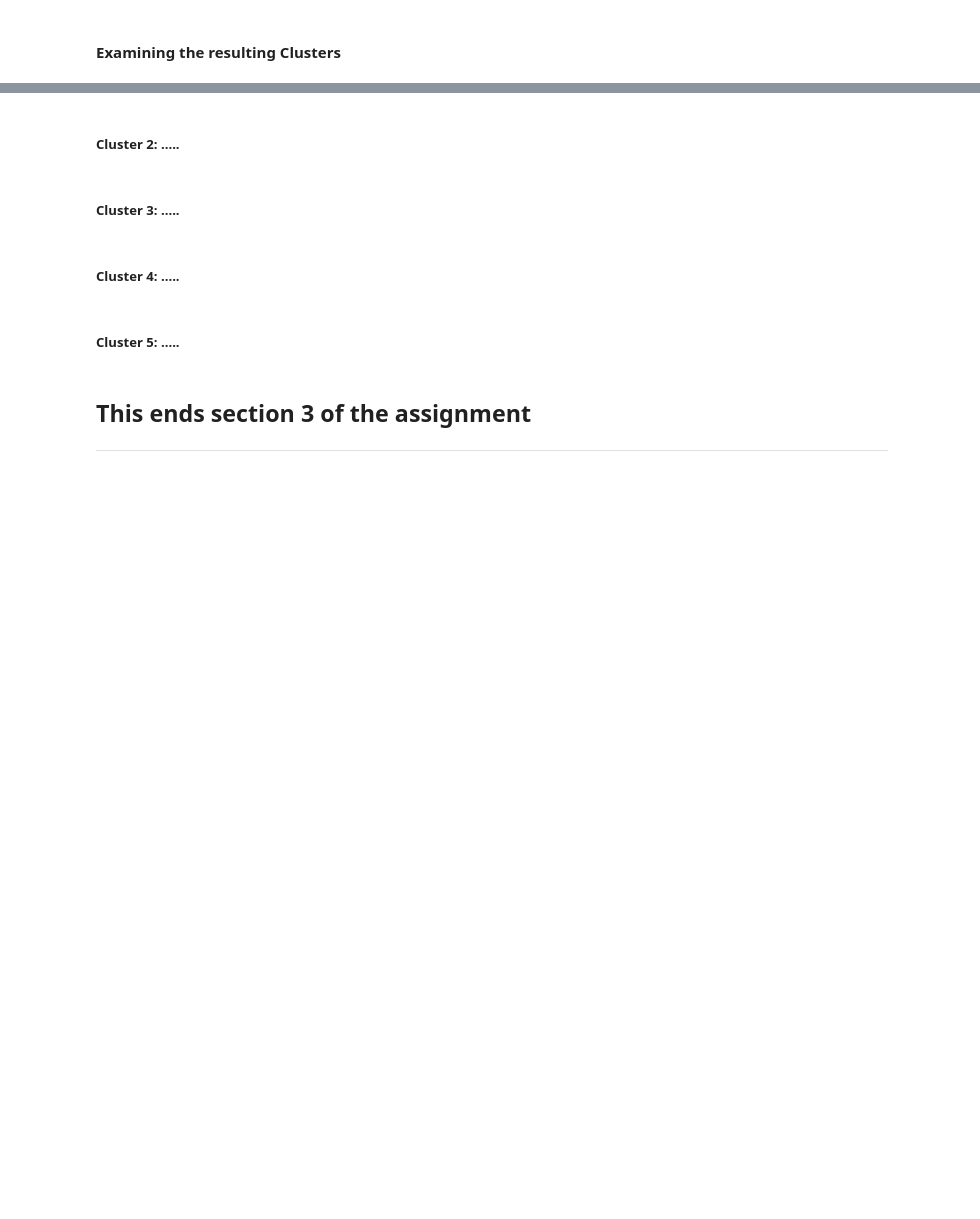
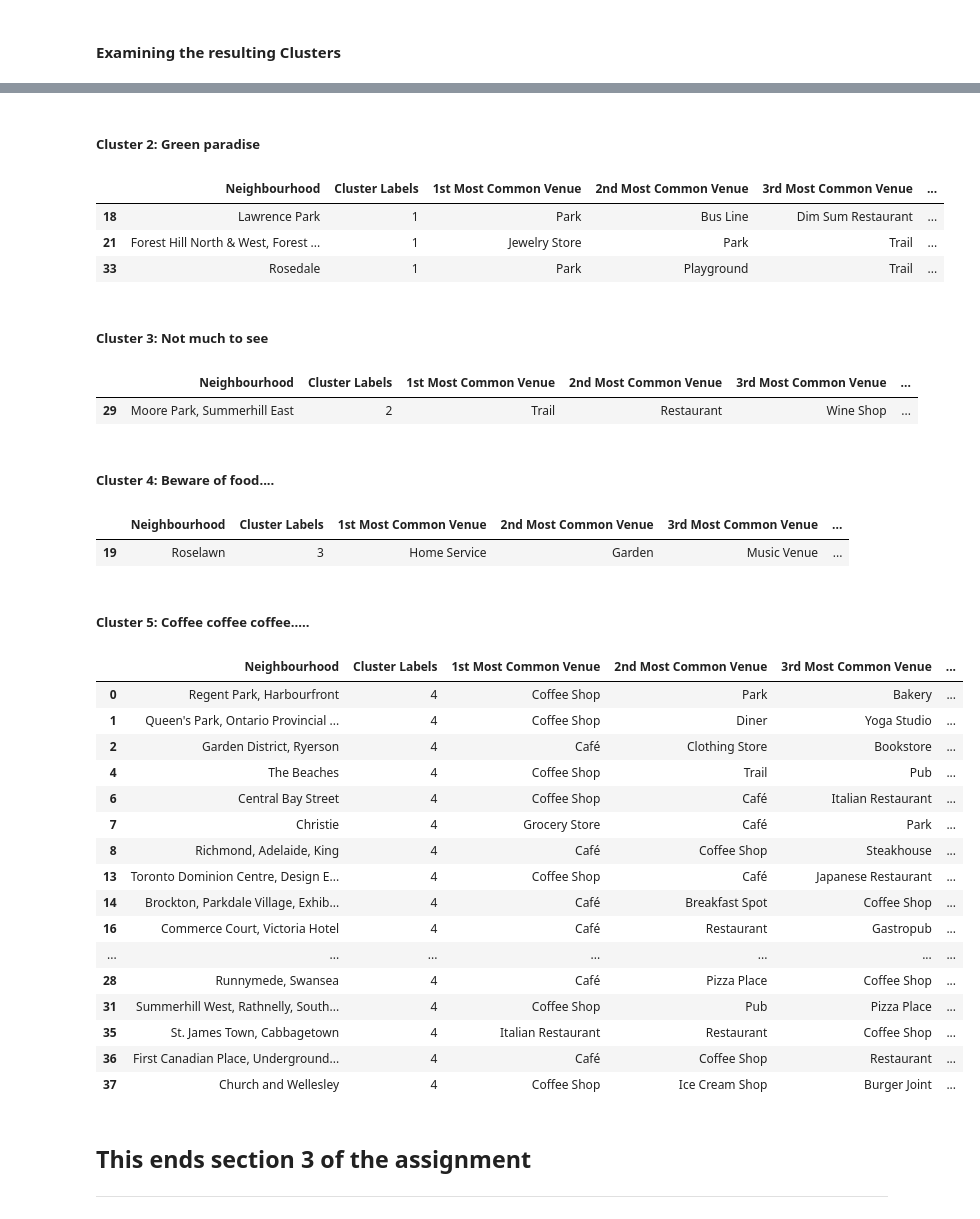
Before and after one commit to federiconoverano/DataScienceCapstone, a Jupyter notebook: Applied Data Science Capstone Week 3.ipynb, the cells around one changed output, grey strips where cells are left out. Saved outputs shown, nothing was run; the diff lists cells and outputs as text; code cells hidden in the pictures; blank space fills up the shorter version.

Commit message:
Published from Watson Studio.

```diff
--- a/Applied Data Science Capstone Week 3.ipynb
+++ b/Applied Data Science Capstone Week 3.ipynb
@@ -223,5 +227,5 @@ map_toronto
 # %% [markdown]
 In order to reduce the dataset we will filter only boroughs that contain the word Toronto.
 # %%
-toronto_data = torontopostcodedf[torontopostcodedf['Borough'].__contains__('Toronto')].reset_index(drop=True)
+toronto_data = torontopostcodedf[torontopostcodedf['Borough'].str.contains('Toronto')].reset_index(drop=True)
 toronto_data.head()
@@ -232,7 +243,7 @@ let's visualize the restricter set of neighborhoods
 map_toronto2 = folium.Map(location=[latitude, longitude], zoom_start=11)
 
 # add markers to map
-for lat, lng, label in zip(toronto_data['Latitude'], toronto_data['Longitude'], toronto_data['Neighborhood']):
+for lat, lng, label in zip(toronto_data['Latitude'], toronto_data['Longitude'], toronto_data['Neighbourhood']):
     label = folium.Popup(label, parse_html=True)
     folium.CircleMarker(
         [lat, lng],
@@ -292,7 +305,7 @@ def getNearbyVenues(names, latitudes, longitudes, radius=500):
 # %% [markdown]
 Now write the code to run the above function on each neighborhood and create a new dataframe called manhattan_venues.
 # %%
-toronto_venues = getNearbyVenues(names=toronto_data['Neighborhood'],
+toronto_venues = getNearbyVenues(names=toronto_data['Neighbourhood'],
                                    latitudes=toronto_data['Latitude'],
                                    longitudes=toronto_data['Longitude']
                                   )
@@ -381,6 +475,6 @@ neighborhoods_venues_sorted.insert(0, 'Cluster Labels', kmeans.labels_)
 toronto_merged = toronto_data
 
 # merge toronto_grouped with toronto_data to add latitude/longitude for each neighborhood
-toronto_merged = toronto_merged.join(neighborhoods_venues_sorted.set_index('Neighborhood'), on='Neighborhood')
+toronto_merged = toronto_merged.join(neighborhoods_venues_sorted.set_index('Neighborhood'), on='Neighbourhood')
 
 toronto_merged.head() # check the last columns!
@@ -419,19 +537,48 @@ toronto_merged.loc[toronto_merged['Cluster Labels'] == 0, toronto_merged.columns
 # %% [markdown]
-##### Cluster 2: .....
+##### Cluster 2: Green paradise
 # %%
-toronto_merged.loc[toronto_merged['Cluster Labels'] == 1, toronto_merged.columns[[1] + list(range(5, toronto_merged.shape[1]))]]
+toronto_merged.loc[toronto_merged['Cluster Labels'] == 1, toronto_merged.columns[[2] + list(range(5, toronto_merged.shape[1]))]]
+# %% [output]
+|  | Neighbourhood | Cluster Labels | 1st Most Common Venue | 2nd Most Common Venue | 3rd Most Common Venue | ... |
+| 18 | Lawrence Park | 1 | Park | Bus Line | Dim Sum Restaurant | ... |
+| 21 | Forest Hill North & West, Forest ... | 1 | Jewelry Store | Park | Trail | ... |
+| 33 | Rosedale | 1 | Park | Playground | Trail | ... |
 # %% [markdown]
-##### Cluster 3: .....
+##### Cluster 3: Not much to see
 # %%
-toronto_merged.loc[toronto_merged['Cluster Labels'] == 2, toronto_merged.columns[[1] + list(range(5, toronto_merged.shape[1]))]]
+toronto_merged.loc[toronto_merged['Cluster Labels'] == 2, toronto_merged.columns[[2] + list(range(5, toronto_merged.shape[1]))]]
+# %% [output]
+|  | Neighbourhood | Cluster Labels | 1st Most Common Venue | 2nd Most Common Venue | 3rd Most Common Venue | ... |
+| 29 | Moore Park, Summerhill East | 2 | Trail | Restaurant | Wine Shop | ... |
 # %% [markdown]
-##### Cluster 4: .....
+##### Cluster 4: Beware of food....
 # %%
-toronto_merged.loc[toronto_merged['Cluster Labels'] == 3, toronto_merged.columns[[1] + list(range(5, toronto_merged.shape[1]))]]
+toronto_merged.loc[toronto_merged['Cluster Labels'] == 3, toronto_merged.columns[[2] + list(range(5, toronto_merged.shape[1]))]]
+# %% [output]
+|  | Neighbourhood | Cluster Labels | 1st Most Common Venue | 2nd Most Common Venue | 3rd Most Common Venue | ... |
+| 19 | Roselawn | 3 | Home Service | Garden | Music Venue | ... |
 # %% [markdown]
-##### Cluster 5: .....
+##### Cluster 5: Coffee coffee coffee.....
 # %%
-toronto_merged.loc[toronto_merged['Cluster Labels'] == 4, toronto_merged.columns[[1] + list(range(5, toronto_merged.shape[1]))]]
+toronto_merged.loc[toronto_merged['Cluster Labels'] == 4, toronto_merged.columns[[2] + list(range(5, toronto_merged.shape[1]))]]
+# %% [output]
+|  | Neighbourhood | Cluster Labels | 1st Most Common Venue | 2nd Most Common Venue | 3rd Most Common Venue | ... |
+| 0 | Regent Park, Harbourfront | 4 | Coffee Shop | Park | Bakery | ... |
+| 1 | Queen's Park, Ontario Provincial ... | 4 | Coffee Shop | Diner | Yoga Studio | ... |
+| 2 | Garden District, Ryerson | 4 | Café | Clothing Store | Bookstore | ... |
+| 4 | The Beaches | 4 | Coffee Shop | Trail | Pub | ... |
+| 6 | Central Bay Street | 4 | Coffee Shop | Café | Italian Restaurant | ... |
+| 7 | Christie | 4 | Grocery Store | Café | Park | ... |
+| 8 | Richmond, Adelaide, King | 4 | Café | Coffee Shop | Steakhouse | ... |
+| 13 | Toronto Dominion Centre, Design E... | 4 | Coffee Shop | Café | Japanese Restaurant | ... |
+| 14 | Brockton, Parkdale Village, Exhib... | 4 | Café | Breakfast Spot | Coffee Shop | ... |
+| 16 | Commerce Court, Victoria Hotel | 4 | Café | Restaurant | Gastropub | ... |
+| ... | ... | ... | ... | ... | ... | ... |
+| 28 | Runnymede, Swansea | 4 | Café | Pizza Place | Coffee Shop | ... |
+| 31 | Summerhill West, Rathnelly, South... | 4 | Coffee Shop | Pub | Pizza Place | ... |
+| 35 | St. James Town, Cabbagetown | 4 | Italian Restaurant | Restaurant | Coffee Shop | ... |
+| 36 | First Canadian Place, Underground... | 4 | Café | Coffee Shop | Restaurant | ... |
+| 37 | Church and Wellesley | 4 | Coffee Shop | Ice Cream Shop | Burger Joint | ... |
 # %% [markdown]
 ## This ends section 3 of the assignment
 
```
Also changed, not shown: parts of 21 cells of this notebook.
